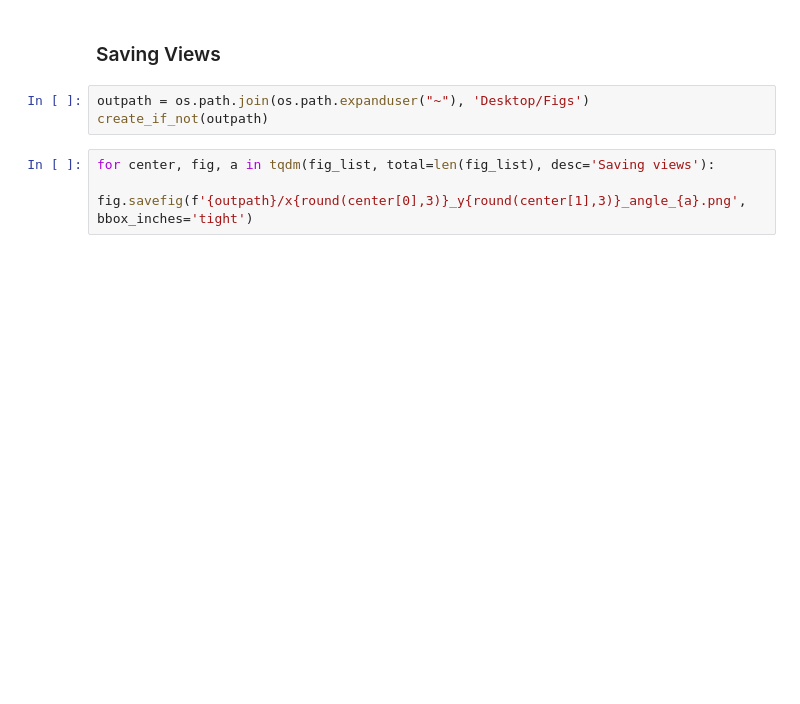
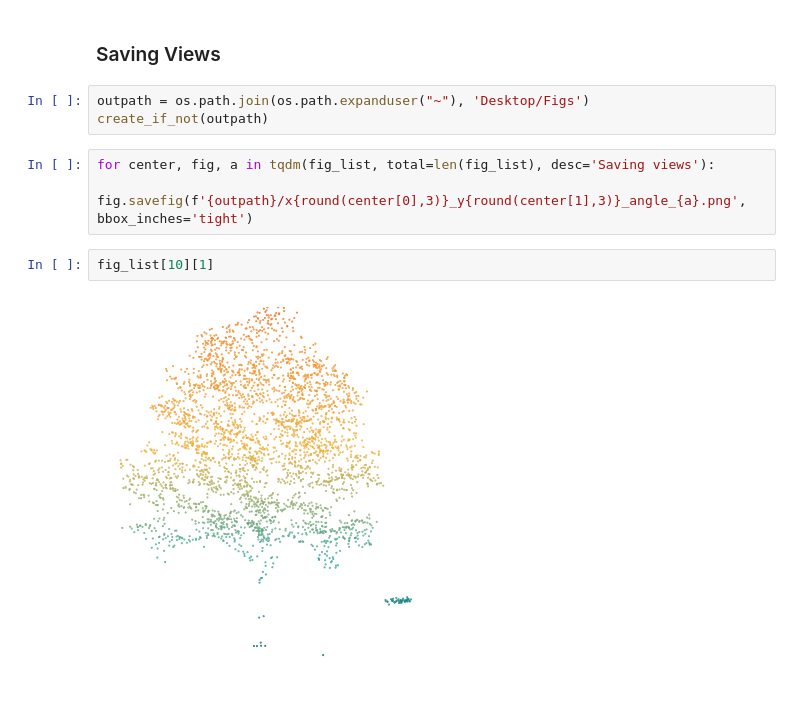
Before and after one commit to XUYIRS/LiDAR_side-view_projections, a Jupyter notebook: Tutorial.ipynb, the cells around one changed output. Saved outputs shown, nothing was run; the diff lists cells and outputs as text; blank space fills up the shorter version.

```diff
--- a/Tutorial.ipynb
+++ b/Tutorial.ipynb
@@ -65,3 +65,7 @@ create_if_not(outpath)
 # %%
 for center, fig, a in tqdm(fig_list, total=len(fig_list), desc='Saving views'):
     fig.savefig(f'{outpath}/x{round(center[0],3)}_y{round(center[1],3)}_angle_{a}.png', bbox_inches='tight')
+# %%
+fig_list[10][1]
+# %% [output]
+[figure, added]
```
Also changed, not shown: parts of 1 cell of this notebook.
